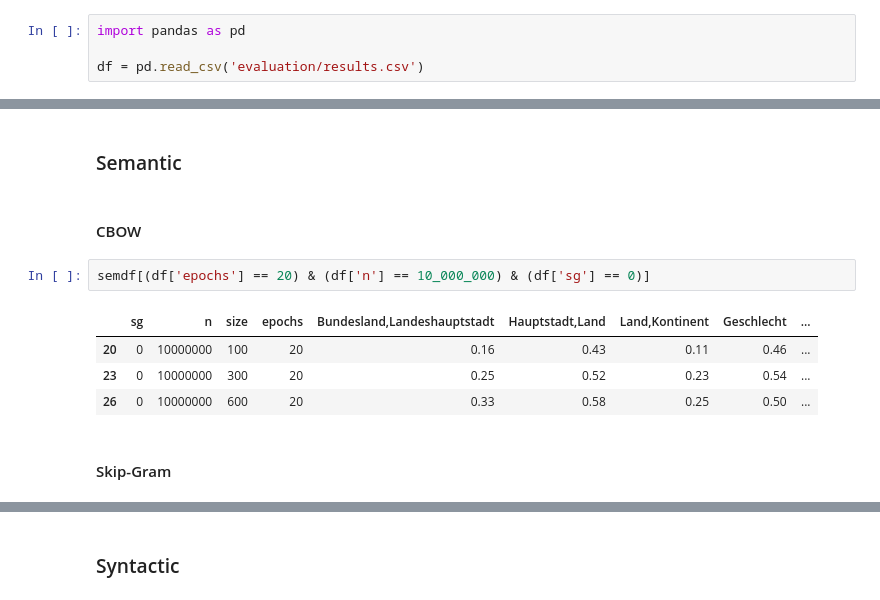
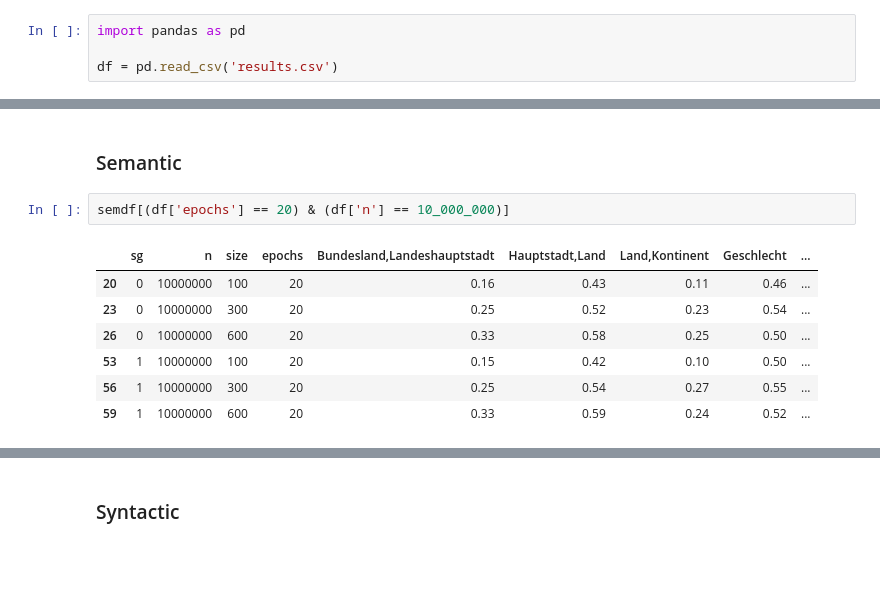
Before and after one commit to HPI-DeepLearning/wort2vek, a Jupyter notebook: evaluation/evaluation.ipynb, the cells around one changed output, grey strips where cells are left out. Saved outputs shown, nothing was run; the diff lists cells and outputs as text; blank space fills up the shorter version.

```diff
--- a/evaluation/evaluation.ipynb
+++ b/evaluation/evaluation.ipynb
@@ -31,7 +31,7 @@ with open('evaluation/results.txt') as f:
 # %%
 import pandas as pd
 
-df = pd.read_csv('evaluation/results.csv')
+df = pd.read_csv('results.csv')
 # %%
 syncols = ['sg', 'n', 'size', 'epochs'] + [
     # Verbs
@@ -99,14 +99,13 @@ syndf[(df['epochs'] == 20) & (df['size'] == 300) & (df['n'] == 10_000_000)]
 * For **syntax** is **300 much better than 600**.
 # %% [markdown]
 ### Semantic
-# %% [markdown]
-#### CBOW
 # %%
-semdf[(df['epochs'] == 20) & (df['n'] == 10_000_000) & (df['sg'] == 0)]
+semdf[(df['epochs'] == 20) & (df['n'] == 10_000_000)]
 # %% [output]
 |  | sg | n | size | epochs | Bundesland,Landeshauptstadt | Hauptstadt,Land | Land,Kontinent | Geschlecht | ... |
 | 20 | 0 | 10000000 | 100 | 20 | 0.16 | 0.43 | 0.11 | 0.46 | ... |
 | 23 | 0 | 10000000 | 300 | 20 | 0.25 | 0.52 | 0.23 | 0.54 | ... |
 | 26 | 0 | 10000000 | 600 | 20 | 0.33 | 0.58 | 0.25 | 0.50 | ... |
+| 53 | 1 | 10000000 | 100 | 20 | 0.15 | 0.42 | 0.10 | 0.50 | ... |
+| 56 | 1 | 10000000 | 300 | 20 | 0.25 | 0.54 | 0.27 | 0.55 | ... |
+| 59 | 1 | 10000000 | 600 | 20 | 0.33 | 0.59 | 0.24 | 0.52 | ... |
-# %% [markdown]
-#### Skip-Gram
```
Also changed, not shown: parts of 3 cells of this notebook, 2 other files.
